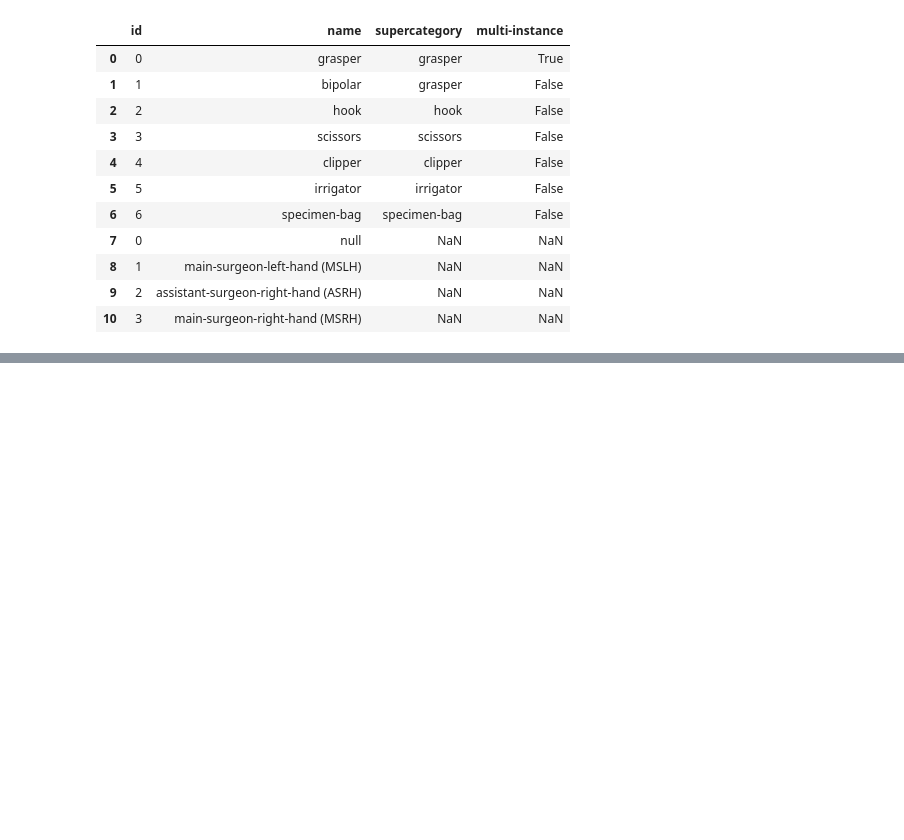
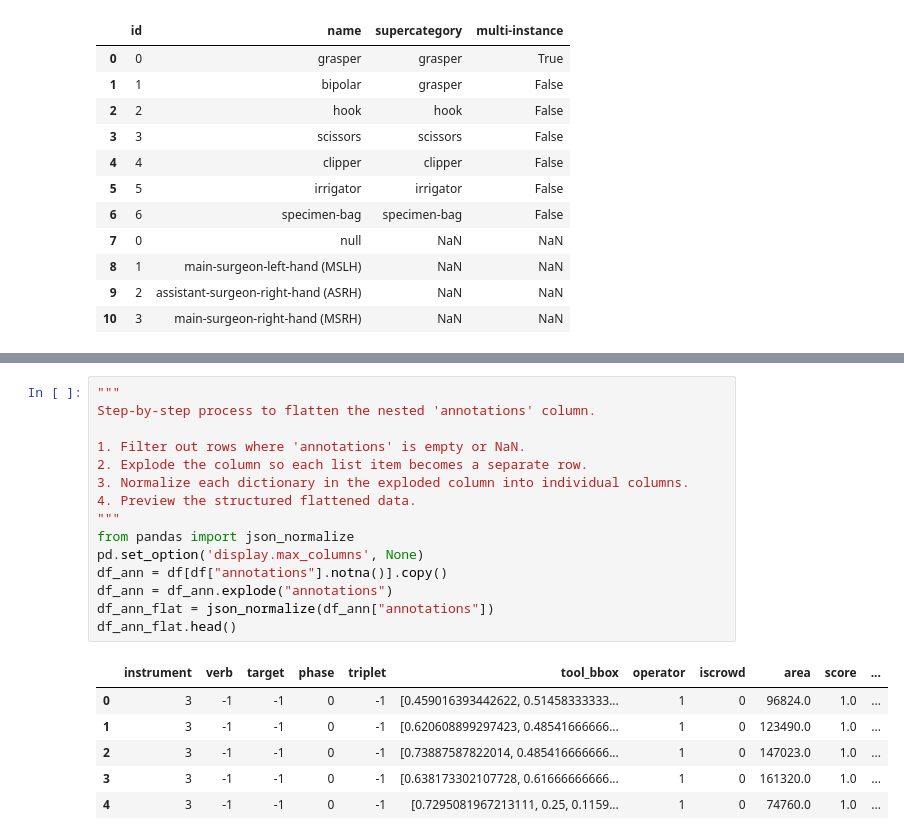
Before and after one commit to rayyanrbj09/SurgiMind, a Jupyter notebook: data_analysis.ipynb, the cells around one changed output, grey strips where cells are left out. Drawn from its saved outputs; the diff is of its cells as text; blank space fills up the shorter version.

```diff
--- a/data_analysis.ipynb
+++ b/data_analysis.ipynb
@@ -295,0 +476,22 @@ df_categories_flat
+# %%
+"""
+Step-by-step process to flatten the nested 'annotations' column.
+
+1. Filter out rows where 'annotations' is empty or NaN.
+2. Explode the column so each list item becomes a separate row.
+3. Normalize each dictionary in the exploded column into individual columns.
+4. Preview the structured flattened data.
+"""
+from pandas import json_normalize
+pd.set_option('display.max_columns', None)
+df_ann = df[df["annotations"].notna()].copy()
+df_ann = df_ann.explode("annotations")
+df_ann_flat = json_normalize(df_ann["annotations"])
+df_ann_flat.head()
+# %% [output]
+|  | instrument | verb | target | phase | triplet | tool_bbox | operator | iscrowd | area | score | ... |
+| 0 | 3 | -1 | -1 | 0 | -1 | [0.459016393442622, 0.51458333333... | 1 | 0 | 96824.0 | 1.0 | ... |
+| 1 | 3 | -1 | -1 | 0 | -1 | [0.620608899297423, 0.48541666666... | 1 | 0 | 123490.0 | 1.0 | ... |
+| 2 | 3 | -1 | -1 | 0 | -1 | [0.73887587822014, 0.485416666666... | 1 | 0 | 147023.0 | 1.0 | ... |
+| 3 | 3 | -1 | -1 | 0 | -1 | [0.638173302107728, 0.61666666666... | 1 | 0 | 161320.0 | 1.0 | ... |
+| 4 | 3 | -1 | -1 | 0 | -1 | [0.7295081967213111, 0.25, 0.1159... | 1 | 0 | 74760.0 | 1.0 | ... |
```
Also changed, not shown: parts of 30 cells of this notebook.
